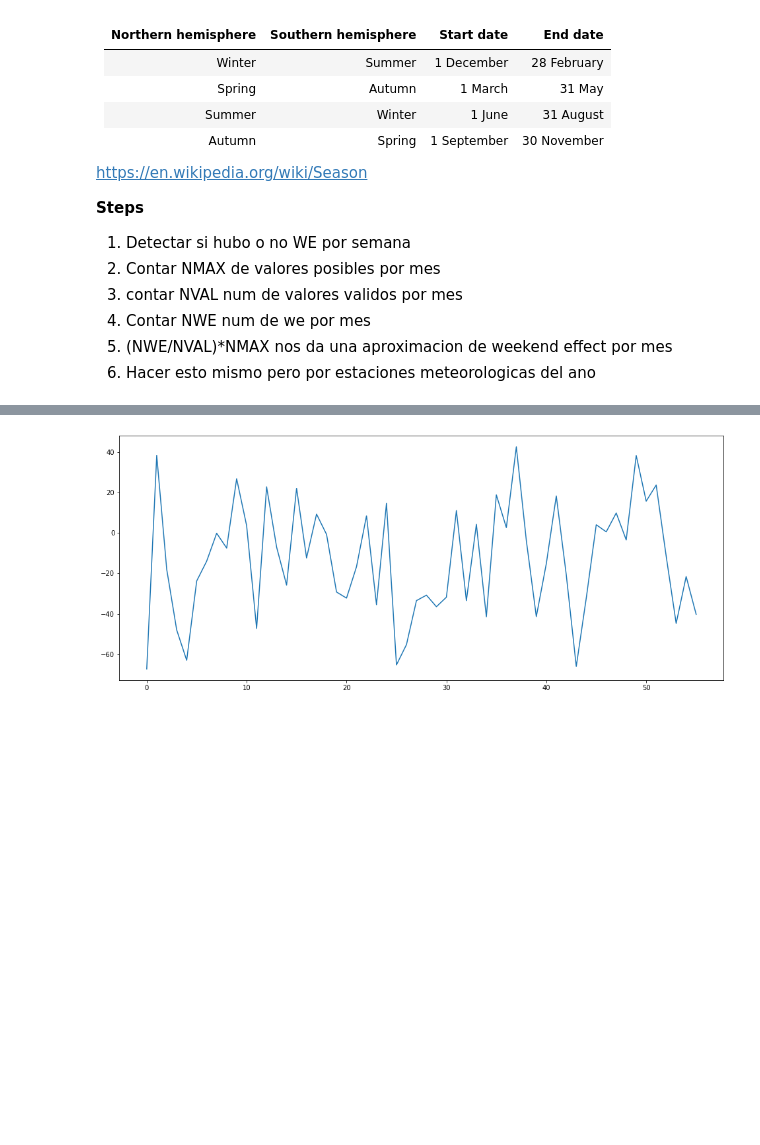
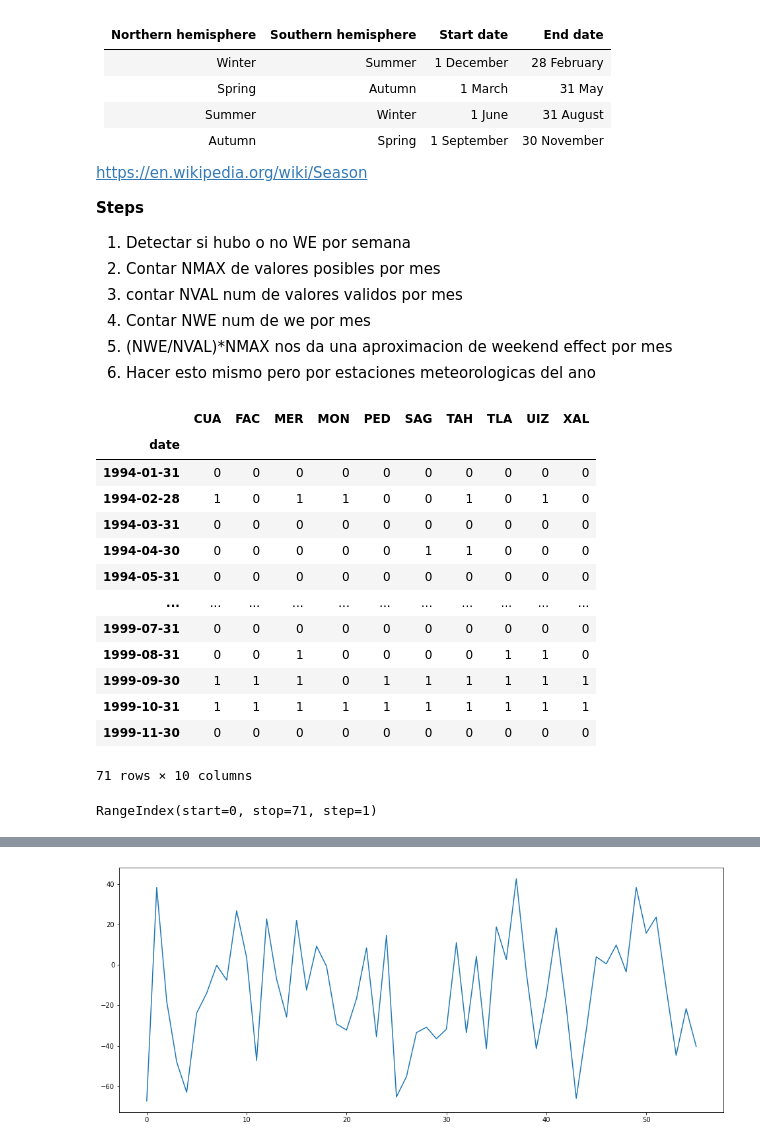
Before and after one commit to rdglpz/owe-test, a Jupyter notebook: owe-test/MonthlyAvg-we.ipynb, the cells around one changed output, grey strips where cells are left out. Saved outputs shown, nothing was run; the diff lists cells and outputs as text; code cells hidden in the pictures; blank space fills up the shorter version.

```diff
--- a/owe-test/MonthlyAvg-we.ipynb
+++ b/owe-test/MonthlyAvg-we.ipynb
@@ -29,0 +39,29 @@ sites = list(df.columns[1:])
+# %%
+((df[sites]>0)*1).resample("M")
+# %% [output]
+|  | CUA | FAC | MER | MON | PED | SAG | TAH | TLA | UIZ | XAL |
+| date |  |  |  |  |  |  |  |  |  |  |
+| 1994-01-31 | 0 | 0 | 0 | 0 | 0 | 0 | 0 | 0 | 0 | 0 |
+| 1994-02-28 | 1 | 0 | 1 | 1 | 0 | 0 | 1 | 0 | 1 | 0 |
+| 1994-03-31 | 0 | 0 | 0 | 0 | 0 | 0 | 0 | 0 | 0 | 0 |
+| 1994-04-30 | 0 | 0 | 0 | 0 | 0 | 1 | 1 | 0 | 0 | 0 |
+| 1994-05-31 | 0 | 0 | 0 | 0 | 0 | 0 | 0 | 0 | 0 | 0 |
+| ... | ... | ... | ... | ... | ... | ... | ... | ... | ... | ... |
+| 1999-07-31 | 0 | 0 | 0 | 0 | 0 | 0 | 0 | 0 | 0 | 0 |
+| 1999-08-31 | 0 | 0 | 1 | 0 | 0 | 0 | 0 | 1 | 1 | 0 |
+| 1999-09-30 | 1 | 1 | 1 | 0 | 1 | 1 | 1 | 1 | 1 | 1 |
+| 1999-10-31 | 1 | 1 | 1 | 1 | 1 | 1 | 1 | 1 | 1 | 1 |
+| 1999-11-30 | 0 | 0 | 0 | 0 | 0 | 0 | 0 | 0 | 0 | 0 |
+71 rows × 10 columns
+# %%
+
+bin_df = df[sites]>0
+bin_df["date"] = pd.to_datetime(df["date"])
+bin_df.set_index("date")
+
+#bin_df
+
+#bin_df
+bin_df.index
+# %% [output]
+RangeIndex(start=0, stop=71, step=1)
```
Also changed, not shown: parts of 13 cells of this notebook, 9 other files.
